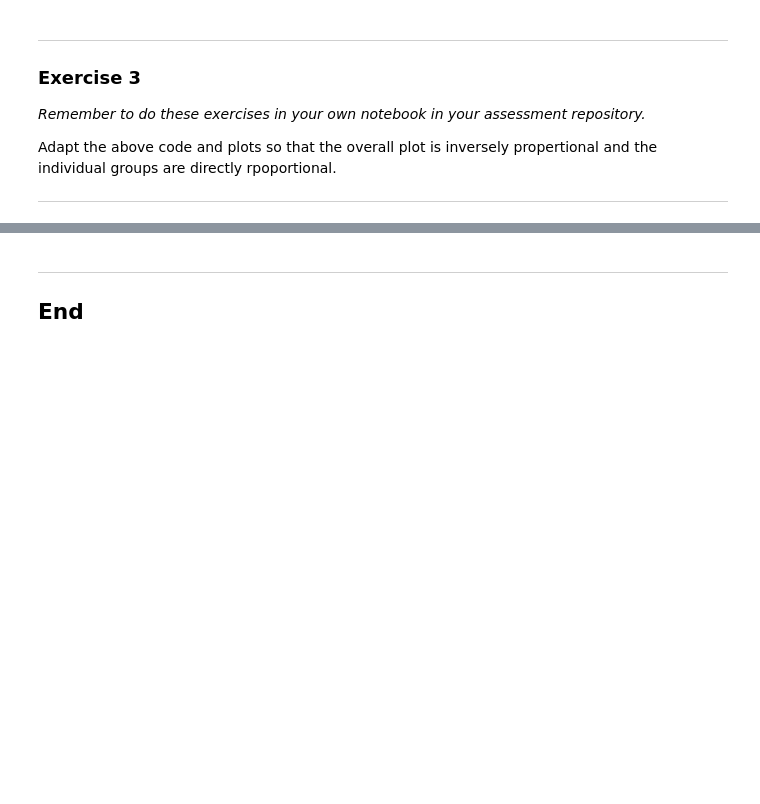
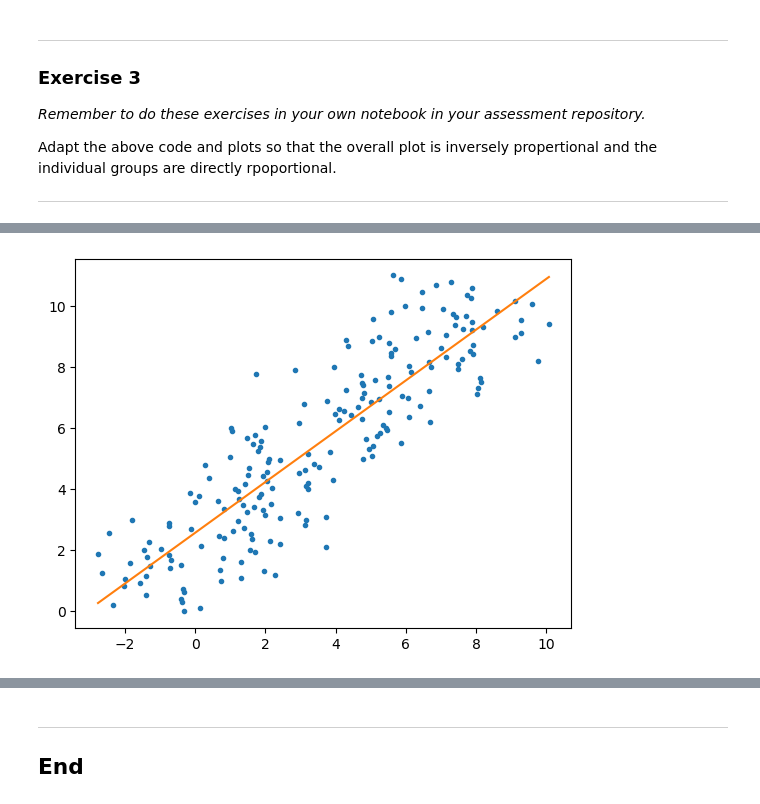
Before and after one commit to BridK02/fundata-assessment, a Jupyter notebook: Exercises/04-outliers.ipynb, the cells around one changed output, grey strips where cells are left out. Cells and saved outputs as stored; diff of their text form; code cells hidden in the pictures; blank space fills up the shorter version.

```diff
--- a/Exercises/04-outliers.ipynb
+++ b/Exercises/04-outliers.ipynb
@@ -184,0 +250,8 @@ Adapt the above code and plots so that the overall plot is inversely propertiona
+# %%
+# Plot points.
+plt.plot(x, y, '.')
+
+# Plot line.
+plt.plot(xbestfit, ybestfit);
+# %% [output]
+[figure, added]
```
Also changed, not shown: parts of 19 cells of this notebook, 1 other file.
